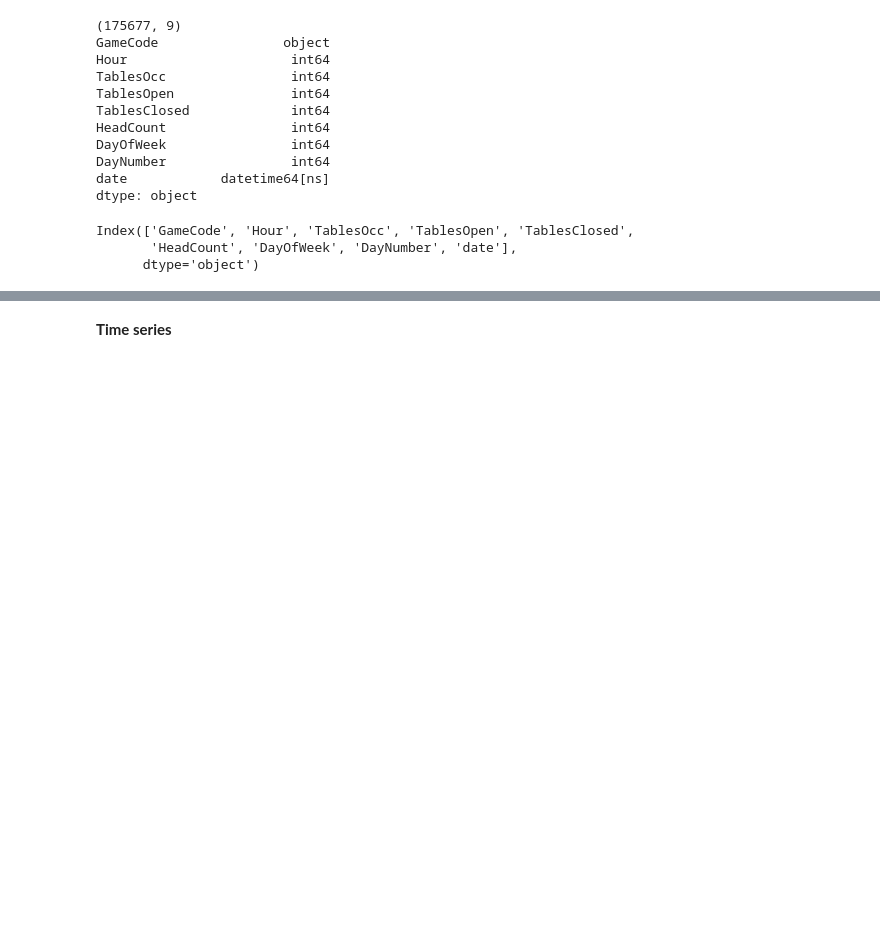
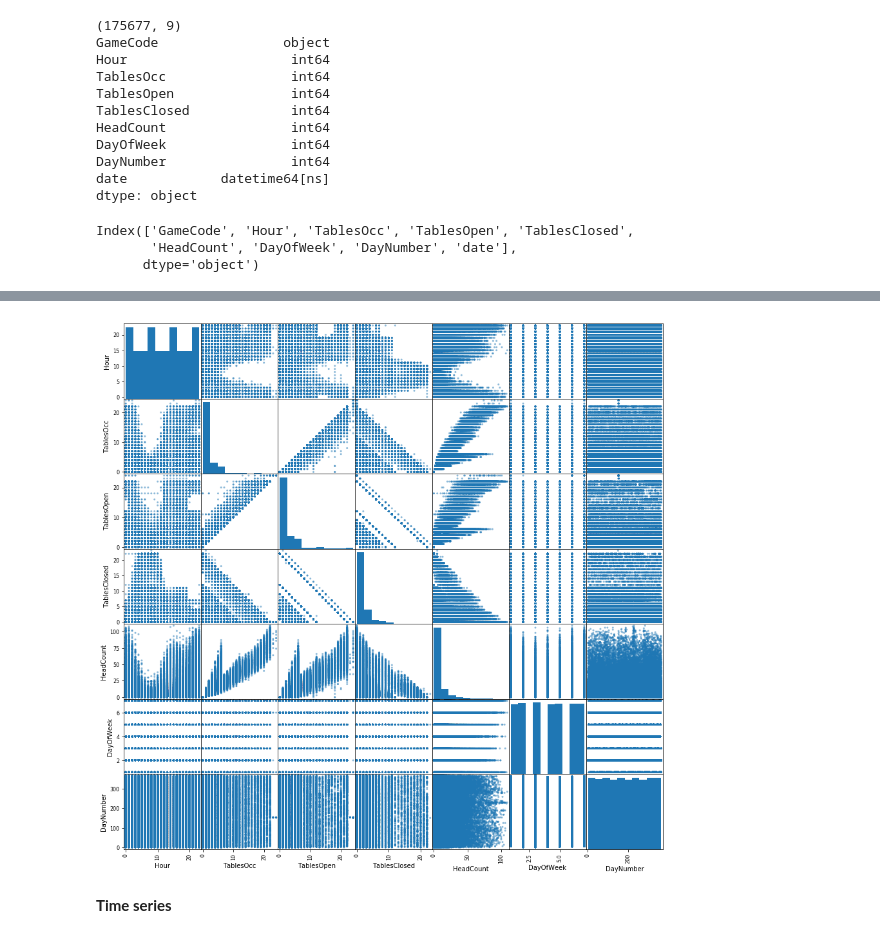
Before and after one commit to ryanarbow/uw_data_science, a Jupyter notebook: DS_methods_and_tools_2/RyanArbow-M01-Vizualization.ipynb, the cells around one changed output, grey strips where cells are left out. Saved outputs shown, nothing was run; the diff lists cells and outputs as text; code cells hidden in the pictures; blank space fills up the shorter version.

```diff
--- a/DS_methods_and_tools_2/RyanArbow-M01-Vizualization.ipynb
+++ b/DS_methods_and_tools_2/RyanArbow-M01-Vizualization.ipynb
@@ -119,6 +122,8 @@ casino.head(10)
 # %%
-# pd.plotting.scatter_matrix(casino, figsize=(15, 15))
-# plt.show()
+pd.plotting.scatter_matrix(casino, figsize=(15, 15))
+plt.show()
+# %% [output]
+[figure, added]
 # %% [markdown]
 **Time series**
 # %%
```
Also changed, not shown: parts of 15 cells of this notebook.
